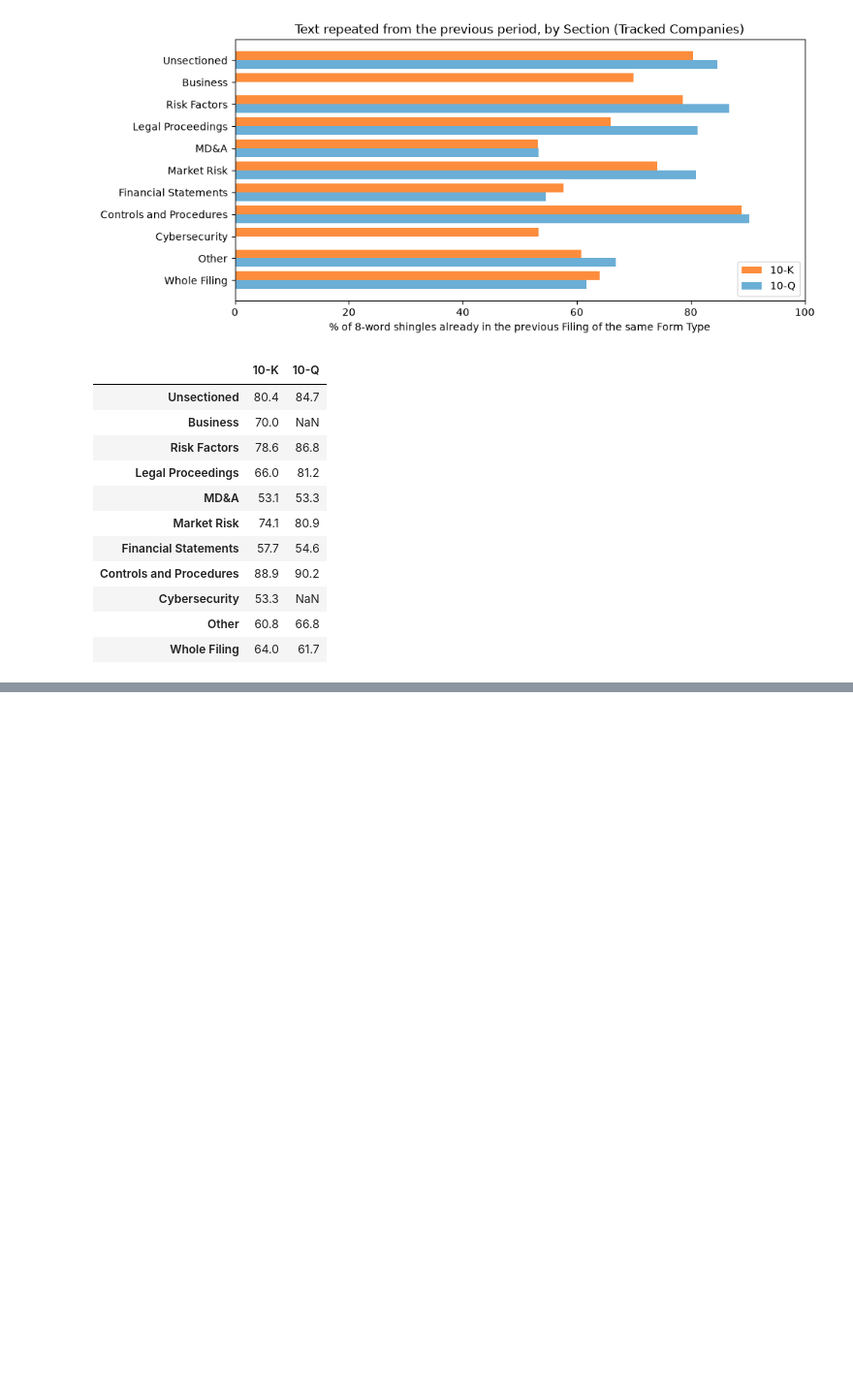
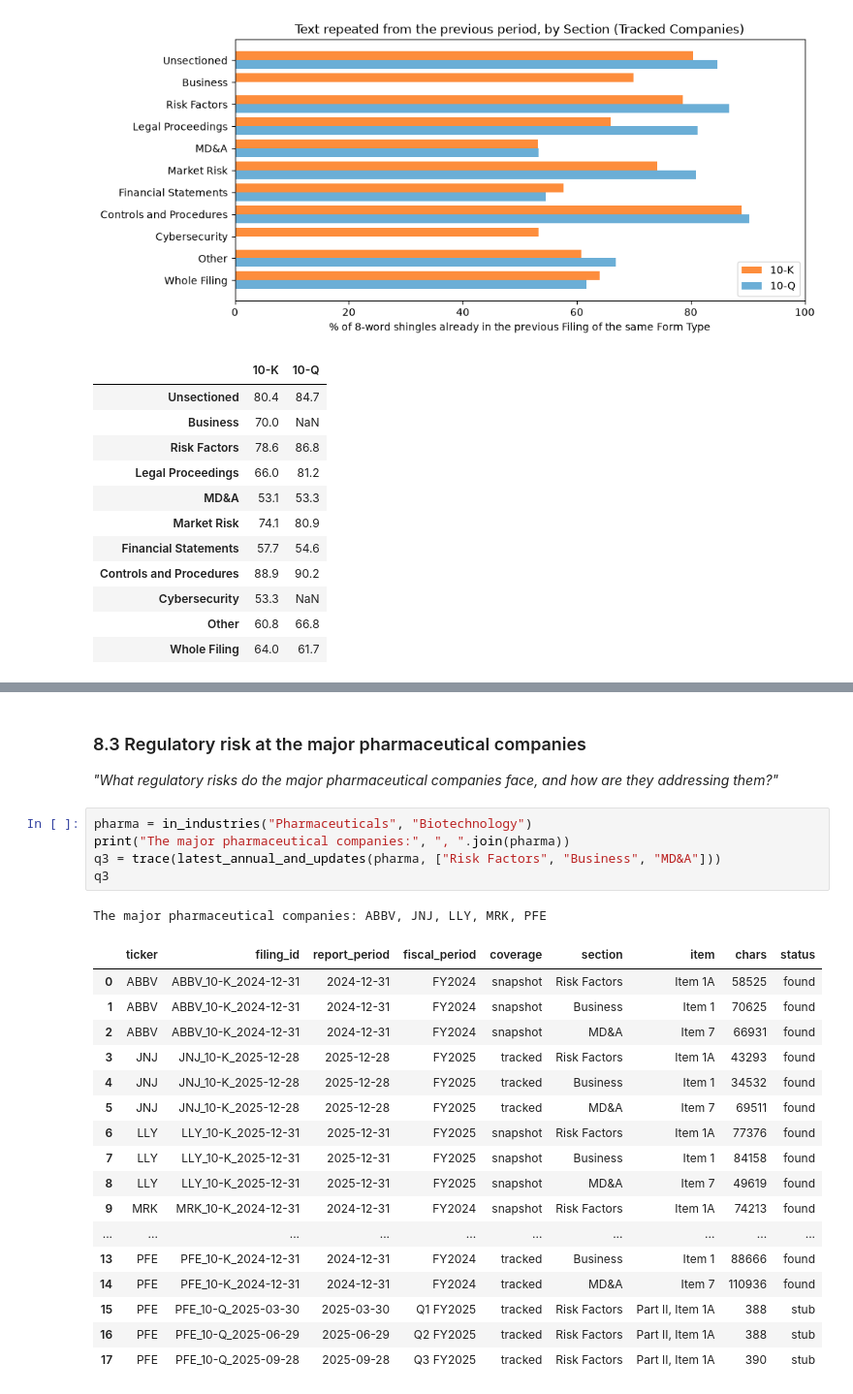
Before and after one commit to dwest1507/eliza-assessment, a Jupyter notebook: backend/notebooks/eda.ipynb, the cells around one changed output, grey strips where cells are left out. Shown at 97% size. Cells and saved outputs as stored; diff of their text form; blank space fills up the shorter version.

```diff
--- a/backend/notebooks/eda.ipynb
+++ b/backend/notebooks/eda.ipynb
@@ -1909,0 +2074,29 @@ by_section
+# %% [markdown]
+### 8.3 Regulatory risk at the major pharmaceutical companies
+
+_"What regulatory risks do the major pharmaceutical companies face, and how are they
+addressing them?"_
+# %%
+pharma = in_industries("Pharmaceuticals", "Biotechnology")
+print("The major pharmaceutical companies:", ", ".join(pharma))
+q3 = trace(latest_annual_and_updates(pharma, ["Risk Factors", "Business", "MD&A"]))
+q3
+# %% [output]
+The major pharmaceutical companies: ABBV, JNJ, LLY, MRK, PFE
+|  | ticker | filing_id | report_period | fiscal_period | coverage | section | item | chars | status |
+| 0 | ABBV | ABBV_10-K_2024-12-31 | 2024-12-31 | FY2024 | snapshot | Risk Factors | Item 1A | 58525 | found |
+| 1 | ABBV | ABBV_10-K_2024-12-31 | 2024-12-31 | FY2024 | snapshot | Business | Item 1 | 70625 | found |
+| 2 | ABBV | ABBV_10-K_2024-12-31 | 2024-12-31 | FY2024 | snapshot | MD&A | Item 7 | 66931 | found |
+| 3 | JNJ | JNJ_10-K_2025-12-28 | 2025-12-28 | FY2025 | tracked | Risk Factors | Item 1A | 43293 | found |
+| 4 | JNJ | JNJ_10-K_2025-12-28 | 2025-12-28 | FY2025 | tracked | Business | Item 1 | 34532 | found |
+| 5 | JNJ | JNJ_10-K_2025-12-28 | 2025-12-28 | FY2025 | tracked | MD&A | Item 7 | 69511 | found |
+| 6 | LLY | LLY_10-K_2025-12-31 | 2025-12-31 | FY2025 | snapshot | Risk Factors | Item 1A | 77376 | found |
+| 7 | LLY | LLY_10-K_2025-12-31 | 2025-12-31 | FY2025 | snapshot | Business | Item 1 | 84158 | found |
+| 8 | LLY | LLY_10-K_2025-12-31 | 2025-12-31 | FY2025 | snapshot | MD&A | Item 7 | 49619 | found |
+| 9 | MRK | MRK_10-K_2024-12-31 | 2024-12-31 | FY2024 | snapshot | Risk Factors | Item 1A | 74213 | found |
+| ... | ... | ... | ... | ... | ... | ... | ... | ... | ... |
+| 13 | PFE | PFE_10-K_2024-12-31 | 2024-12-31 | FY2024 | tracked | Business | Item 1 | 88666 | found |
+| 14 | PFE | PFE_10-K_2024-12-31 | 2024-12-31 | FY2024 | tracked | MD&A | Item 7 | 110936 | found |
+| 15 | PFE | PFE_10-Q_2025-03-30 | 2025-03-30 | Q1 FY2025 | tracked | Risk Factors | Part II, Item 1A | 388 | stub |
+| 16 | PFE | PFE_10-Q_2025-06-29 | 2025-06-29 | Q2 FY2025 | tracked | Risk Factors | Part II, Item 1A | 388 | stub |
+| 17 | PFE | PFE_10-Q_2025-09-28 | 2025-09-28 | Q3 FY2025 | tracked | Risk Factors | Part II, Item 1A | 390 | stub |
```
Also changed, not shown: parts of 22 cells of this notebook, 4 other files.
